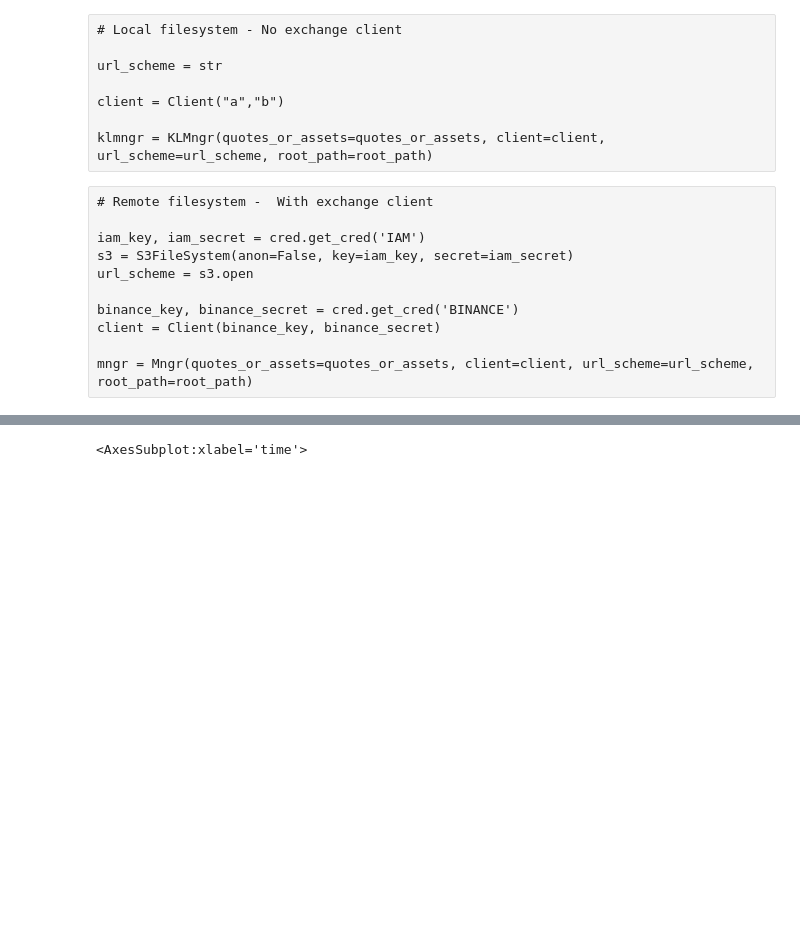
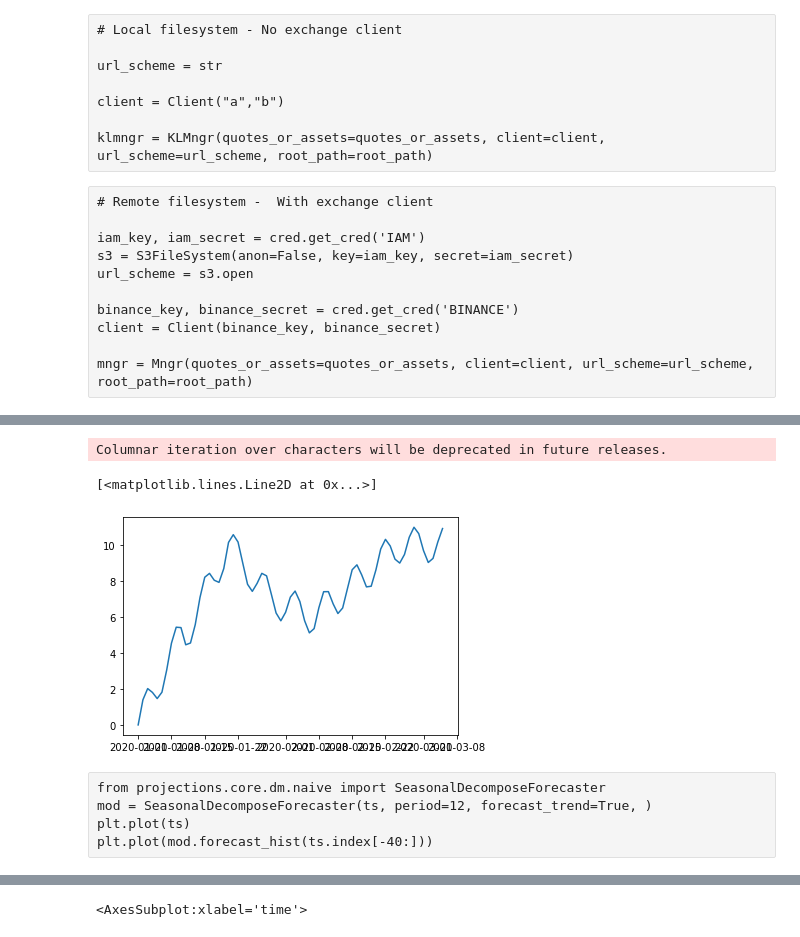
Before and after one commit to GuillaumeDMMarion/crypto-invest, a Jupyter notebook: notebooks/Implementation_rl.ipynb, the cells around one changed output, grey strips where cells are left out. Cells and saved outputs as stored; diff of their text form; code cells hidden in the pictures; blank space fills up the shorter version.

```diff
--- a/notebooks/Implementation_rl.ipynb
+++ b/notebooks/Implementation_rl.ipynb
@@ -160,0 +171,4 @@ _ = [klmngr[_].signalsjar.set_raw() for _ in klmngr]
+# %%
+res = get_tsfresh_features(df[['index', 'close']], time_col='index', n_jobs=12)
+# %% [output]
+Columnar iteration over characters will be deprecated in future releases.
@@ -160,0 +177,25 @@ _ = [klmngr[_].signalsjar.set_raw() for _ in klmngr]
+# %%
+trend = (
+    np.hstack([
+        np.linspace(0, 5, 10),
+        np.linspace(5, 10, 10),
+        np.linspace(10, 7, 10)[1:],
+        np.linspace(7, 6, 10)[1:],
+        np.linspace(6, 8, 10)[1:],
+        np.linspace(8, 10, 10)[1:],
+        np.linspace(10, 10, 10)[1:],
+        ])
+)
+season = np.sin(np.arange(trend.shape[0]))
+_ts = trend+season
+ts = pd.Series(_ts, name='ACTUAL', index=pd.date_range('20200101', periods=len(ts))).to_frame()
+ts.index.name = 'time'
+plt.plot(ts)
+# %% [output]
+[<matplotlib.lines.Line2D at 0x...>]
+[figure, added]
+# %% [raw]
+from projections.core.dm.naive import SeasonalDecomposeForecaster
+mod = SeasonalDecomposeForecaster(ts, period=12, forecast_trend=True, )
+plt.plot(ts)
+plt.plot(mod.forecast_hist(ts.index[-40:]))
```
Also changed, not shown: parts of 61 cells of this notebook.
